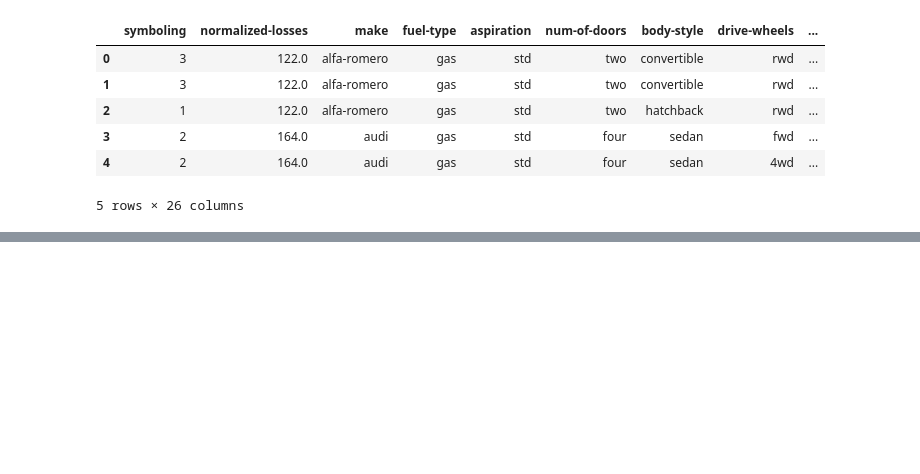
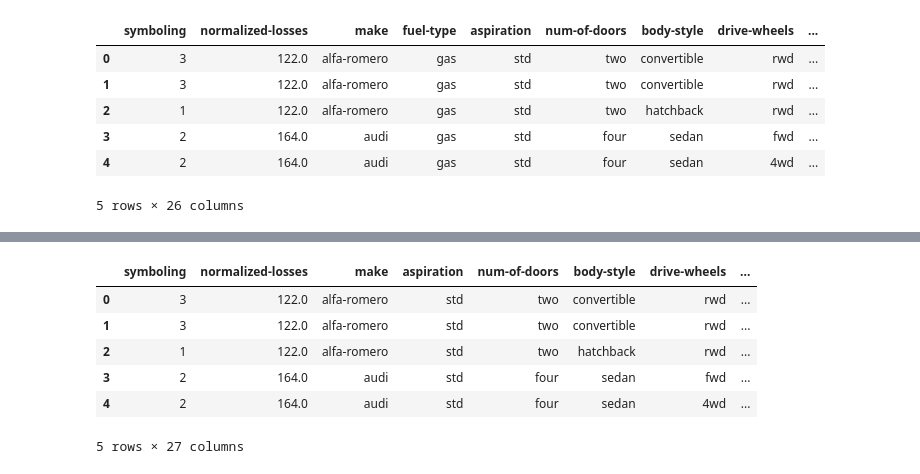
Before and after one commit to arorapankaj/cs_py_automobile_85, a Jupyter notebook: data_cleaning.ipynb, the cells around one changed output, grey strips where cells are left out. Saved outputs shown, nothing was run; the diff lists cells and outputs as text; code cells hidden in the pictures; blank space fills up the shorter version.

```diff
--- a/data_exploratory_analysis.ipynb
+++ b/data_cleaning.ipynb
@@ -258,0 +326,11 @@ dfAuto.to_csv("auto85_clean.csv", index = False)
+# %%
+#dfAuto.describe(include=['object'])
+#dfAuto.describe(include="all")
+
+# Checking Unique Values
+#print(dfAuto['fuel-type'].value_counts())
+#print("---")
+
+# Creating Dummy Variable for Fuel Type and adding it back to the Dataset
+fuel_dummy = pd.get_dummies(dfAuto['fuel-type'])
+fuel_dummy.head()
@@ -258,0 +344,6 @@ dfAuto.to_csv("auto85_clean.csv", index = False)
+# %%
+# Renaming the dummy variables to fuel-type-diesel and fuel-type-gas
+#help(fuel_dummy.rename)
+
+fuel_dummy.rename(columns = {'diesel': 'fuel-type-diesel', 'gas': 'fuel-type-gas'}, inplace = True)
+fuel_dummy.head()
@@ -258,0 +357,18 @@ dfAuto.to_csv("auto85_clean.csv", index = False)
+# %%
+# Now adding the Dummy Variables to the Original Dataset and Dropping the original variable
+
+#help(pd.concat)
+# Merging the Dataset
+dfAuto = pd.concat([dfAuto, fuel_dummy], axis = 1)
+
+# Droping the Original Variable
+dfAuto.drop("fuel-type", axis = 1, inplace = True)
+dfAuto.head()
+# %% [output]
+|  | symboling | normalized-losses | make | aspiration | num-of-doors | body-style | drive-wheels | ... |
+| 0 | 3 | 122.0 | alfa-romero | std | two | convertible | rwd | ... |
+| 1 | 3 | 122.0 | alfa-romero | std | two | convertible | rwd | ... |
+| 2 | 1 | 122.0 | alfa-romero | std | two | hatchback | rwd | ... |
+| 3 | 2 | 164.0 | audi | std | four | sedan | fwd | ... |
+| 4 | 2 | 164.0 | audi | std | four | sedan | 4wd | ... |
+5 rows × 27 columns
```
Also changed, not shown: parts of 14 cells of this notebook, 1 other file.
